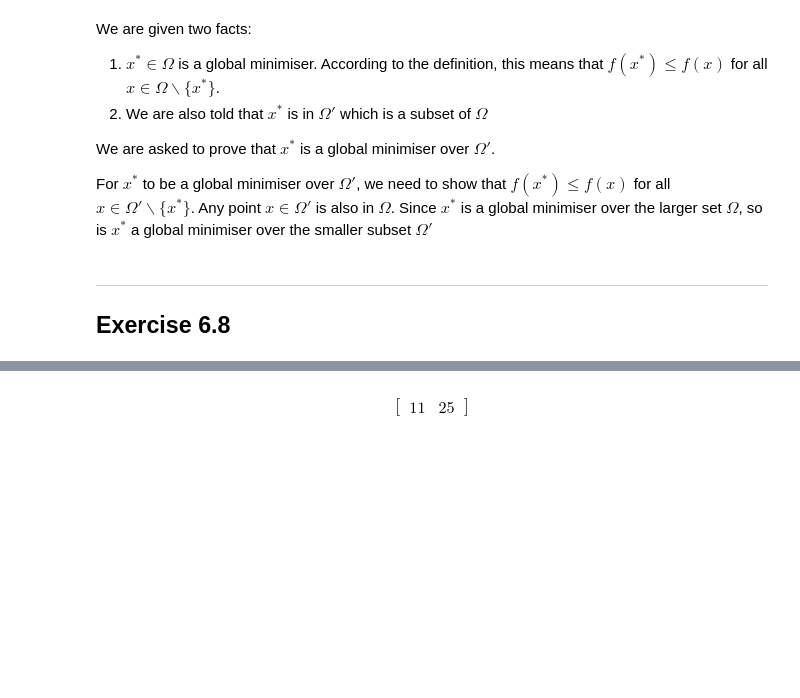
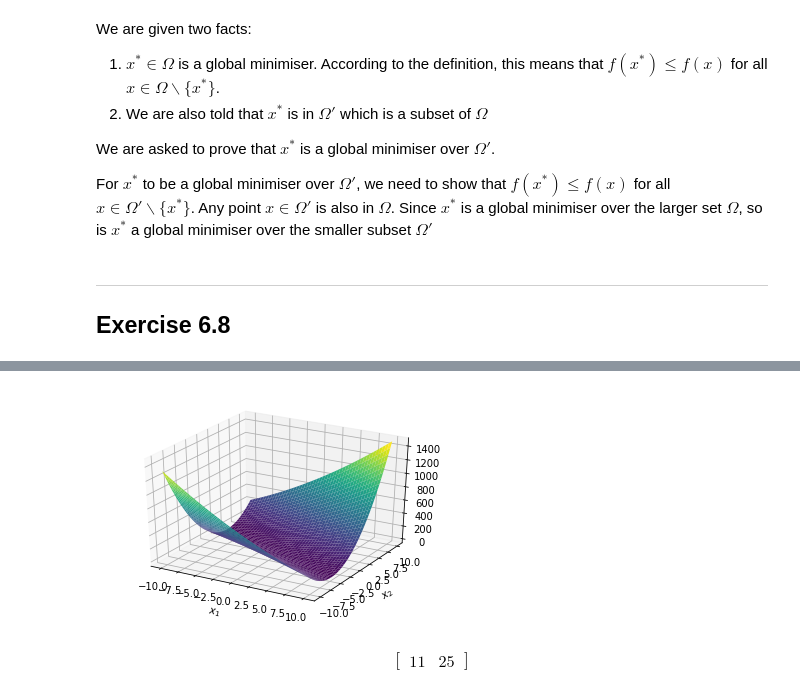
Before and after one commit to sheikhomar/opan, a Jupyter notebook: hw04.ipynb, the cells around one changed output, grey strips where cells are left out. Cells and saved outputs as stored; diff of their text form; code cells hidden in the pictures; blank space fills up the shorter version.

```diff
--- a/hw04.ipynb
+++ b/hw04.ipynb
@@ -185,10 +185,39 @@ class Func:
             self._x[1]: point[1]
         })
 
+    def hessian_at(self, point):
+        return self._hessian.subs({
+            self._x[0]: point[0],
+            self._x[1]: point[1]
+        })
+
     def rate_of_increase(self, point):
         gradient_at_point = sy.lambdify(self._x, self._jacobian)(*tuple(point))
         unit_vector = gradient_at_point / np.linalg.norm(gradient_at_point)
         return np.dot(gradient_at_point, unit_vector.T)
+
+    def fonc_points(self):
+        """
+        Finds all the points that satisfy the First-Order Necessary Condition
+        assuming that all the points are interior. This means that we need to
+        solve the equation Df(x*)=0 for x*
+        """
+        return sy.nonlinsolve(self._jacobian, self._x)
+
+    def plot(self, range_x=None, range_y=None):
+        if range_x is not None and len(range_x) == 2:
+            range_x = (self._x[0], range_x[0], range_x[1])
+        else:
+            range_x = (self._x[0], -10, 10)
+        if range_y is not None and len(range_y) == 2:
+            range_y = (self._x[1], range_y[0], range_y[1])
+        else:
+            range_y = (self._x[1], -10, 10)
+        plot = sy.plotting.plot3d(self._f[0], range_x, range_y,
+            show=False, legend=False)
+        plot.xlabel = '$x_1$'
+        plot.ylabel = '$x_2$'
+        plot.show()
 
     def create(A, b, term3):
         x = sy.symbols('x1, x2', real=True)
@@ -205,6 +234,10 @@ b = [3, 5]
 c = 6
 
 f68 = Func.create(A, b, c)
+# %%
+f68.plot()
+# %% [output]
+[figure, added]
 # %%
 # Evaluate the gradient at point [1, 1]
 f68.gradient_at([1, 1])
```
Also changed, not shown: parts of 19 cells of this notebook, 1 other file.
